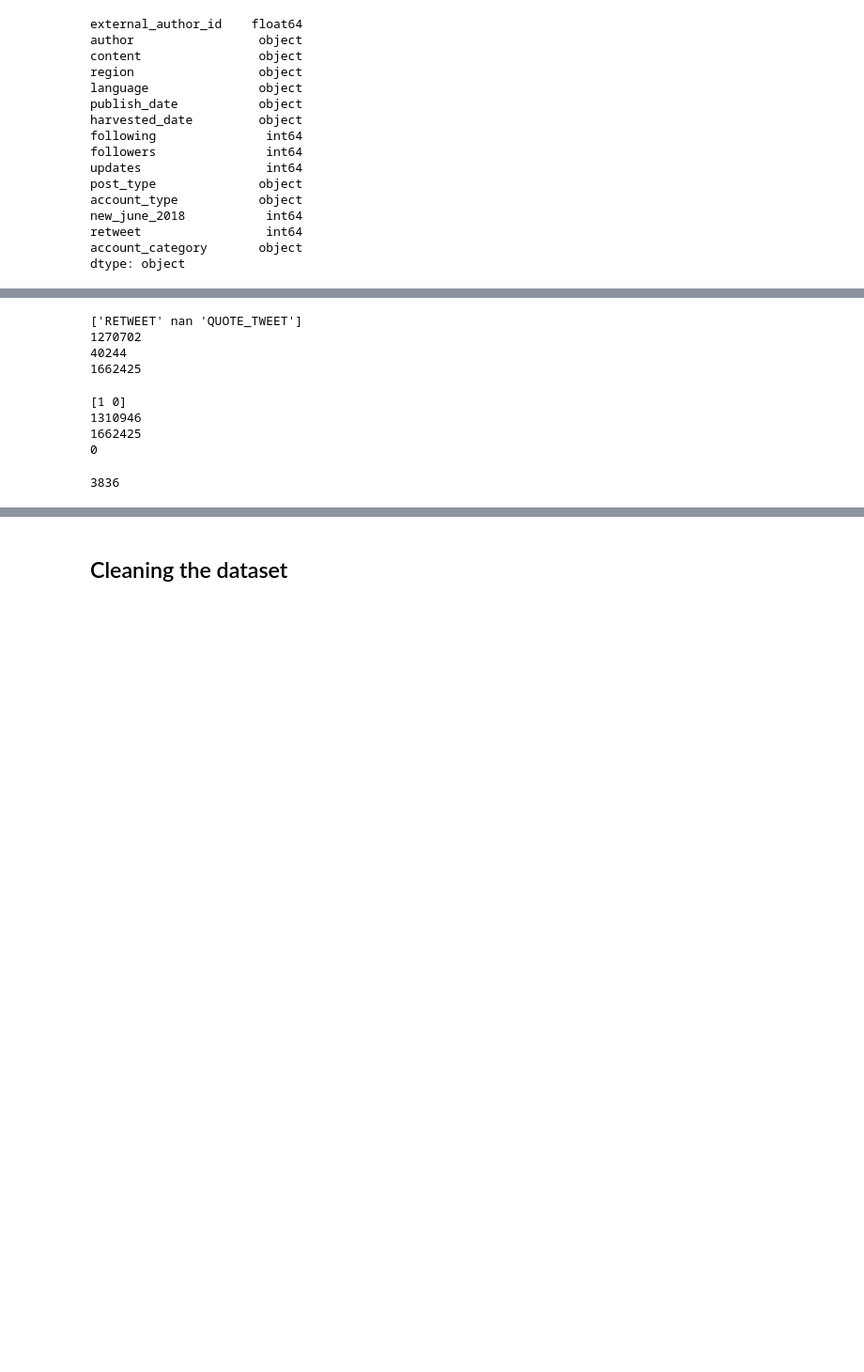
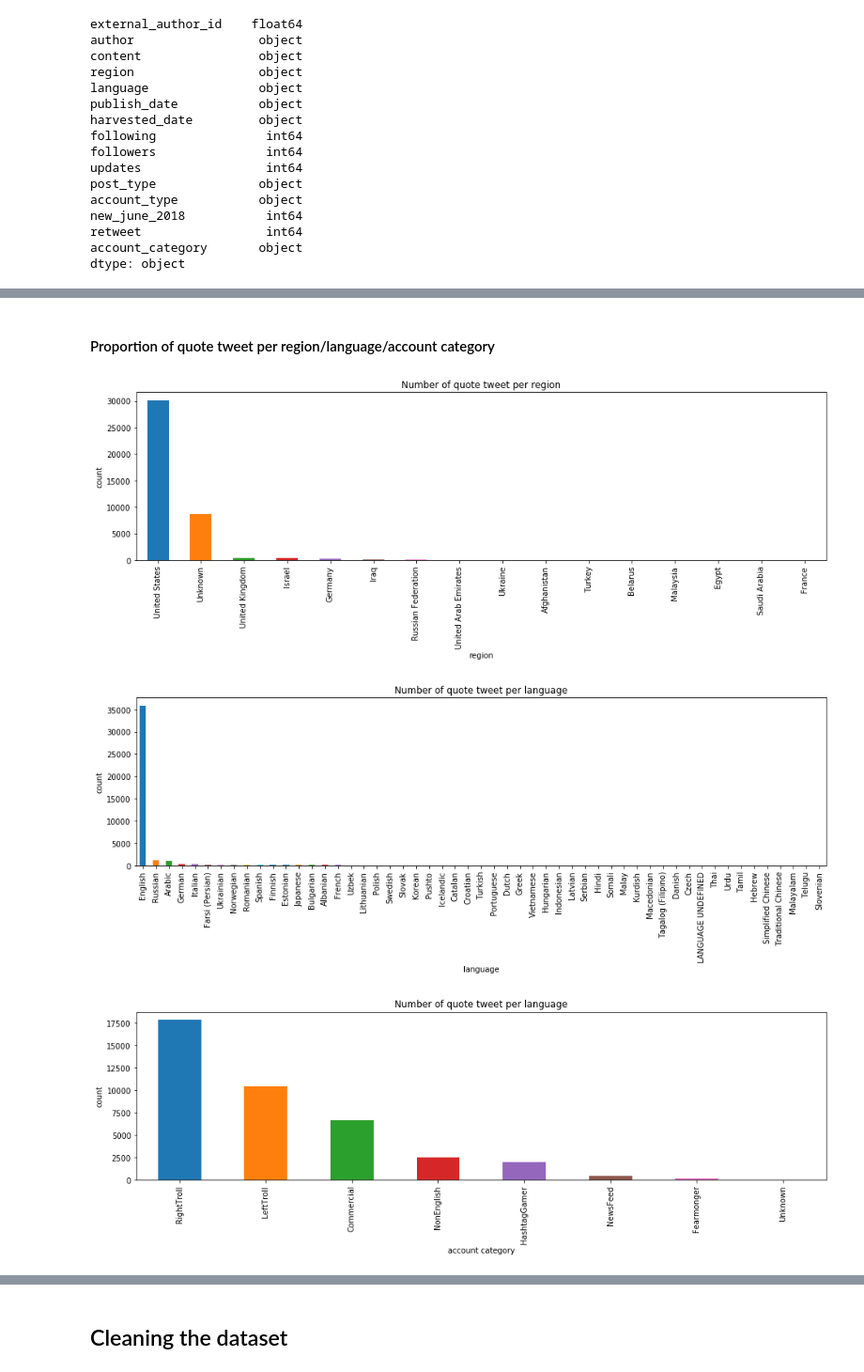
Before and after one commit to journeadrien/Project, a Jupyter notebook: python_code/project.ipynb, the cells around one changed output, grey strips where cells are left out. Shown: that part at 94% size. Cells and saved outputs as stored; diff of their text form; code cells hidden in the pictures; blank space fills up the shorter version.

```diff
--- a/python_code/project.ipynb
+++ b/python_code/project.ipynb
@@ -56,9 +57,10 @@ The datasets are available at the follwing URL :
 # %%
 PATH_DATA = "../../data"
 # %%
-filenames = glob.glob(os.path.join(PATH_DATA, "*.csv"))
-print(filenames)
+filenames = glob.glob(os.path.join(PATH_DATA, "IRAhandle_tweets_*.csv"))
 df = pd.concat((pd.read_csv(f) for f in filenames))
-print(df.shape)
+print('*'*66)
+print('The shape of the whole dataframe is the following : {}'.format(df.shape))
+print('*'*66)
 df.head()
 # %% [output]
@@ -130,27 +128,35 @@ df.describe(include="all")
 | 50% | 2.581835e+09 | NaN | NaN | NaN | NaN | NaN | NaN | 1.499000e+03 | ... |
 | 75% | 3.254274e+09 | NaN | NaN | NaN | NaN | NaN | NaN | 4.730000e+03 | ... |
 | max | 9.812510e+17 | NaN | NaN | NaN | NaN | NaN | NaN | 7.621000e+04 | ... |
-# %%
-print(df['post_type'].unique())
-print((df['post_type']=='RETWEET').sum())
-print((df['post_type']=='QUOTE_TWEET').sum())
-print(df['post_type'].isnull().sum())
-# %% [output]
-['RETWEET' nan 'QUOTE_TWEET']
-1270702
-40244
-1662425
-# %%
-print(df['retweet'].unique())
-print((df['retweet']==1).sum())
-print((df['retweet']==0).sum())
-print(df['retweet'].isnull().sum())
-# %% [output]
-[1 0]
-1310946
-1662425
-0
-# %%
-print(df['publish_date'].isnull().sum())
-# %% [output]
-3836
+# %% [markdown]
+#### Proportion of quote tweet per region/language/account category
+# %%
+# Select only the quote tweet
+quote_tweet_df = df.loc[df['post_type'] == 'QUOTE_TWEET']
+
+# Plot the number of quote tweet per region
+fig, ax = plt.subplots(1, 1, figsize=(16, 4))
+ax = quote_tweet_df['region'].value_counts().plot.bar()
+ax.set_xlabel('region')
+ax.set_ylabel('count')
+ax.set_title('Number of quote tweet per region')
+
+# Plot the number of quote tweet per language
+fig, ax = plt.subplots(1, 1, figsize=(16, 4))
+ax = quote_tweet_df['language'].value_counts().plot.bar()
+ax.set_xlabel('language')
+ax.set_ylabel('count')
+ax.set_title('Number of quote tweet per language')
+
+# Plot the number of quote tweet per account category
+fig, ax = plt.subplots(1, 1, figsize=(16, 4))
+ax = quote_tweet_df['account_category'].value_counts().plot.bar()
+ax.set_xlabel('account category')
+ax.set_ylabel('count')
+ax.set_title('Number of quote tweet per language')
+
+plt.show()
+# %% [output]
+[figure, added]
+[figure, added]
+[figure, added]
```
Also changed, not shown: parts of 9 cells of this notebook.
